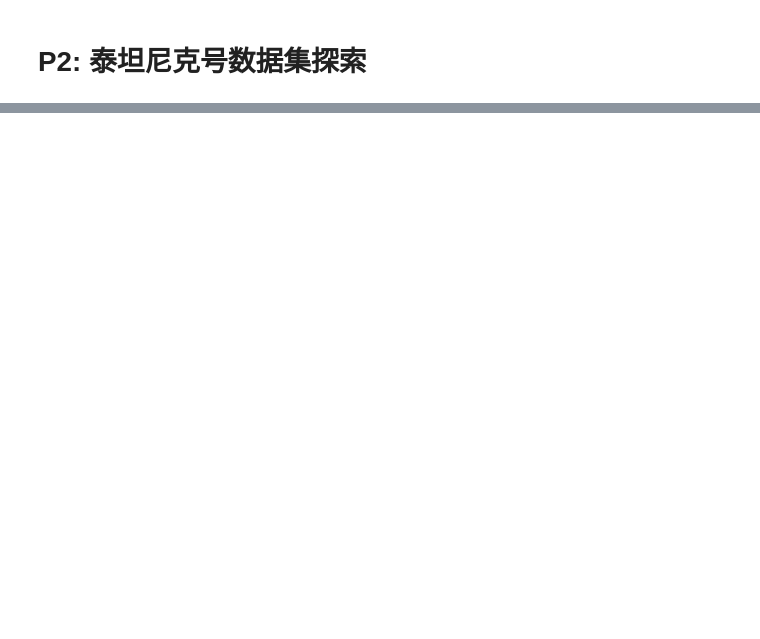
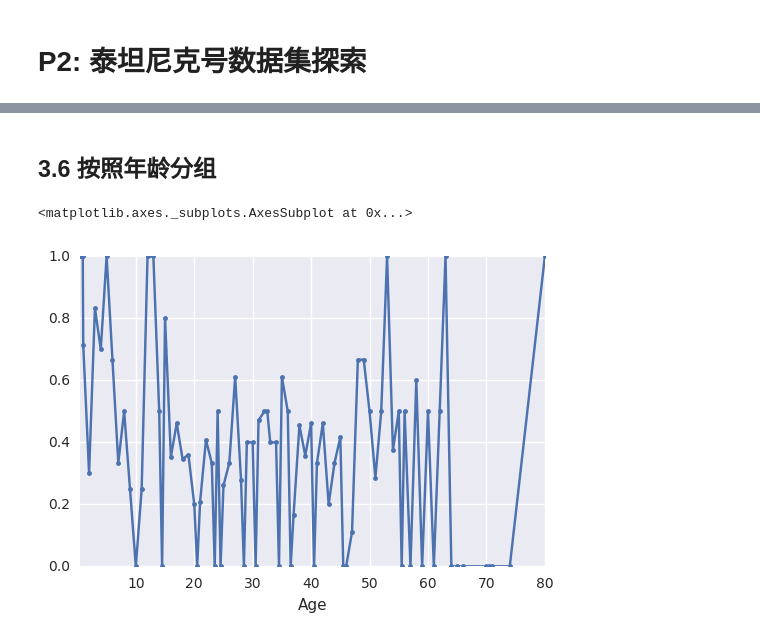
Before and after one commit to feng2740249312/P2_titanic, a Jupyter notebook: P2_Titanic.ipynb, the cells around one changed output, grey strips where cells are left out. Cells and saved outputs as stored; diff of their text form; code cells hidden in the pictures; blank space fills up the shorter version.

```diff
--- a/P2_Titanic.ipynb
+++ b/P2_Titanic.ipynb
@@ -43,0 +112,7 @@ titanic_data.head()
+# %% [markdown]
+## 3.6 按照年龄分组
+# %%
+survived_rate_plot('Age')
+# %% [output]
+<matplotlib.axes._subplots.AxesSubplot at 0x...>
+[figure, added]
```
Also changed, not shown: parts of 17 cells of this notebook.
